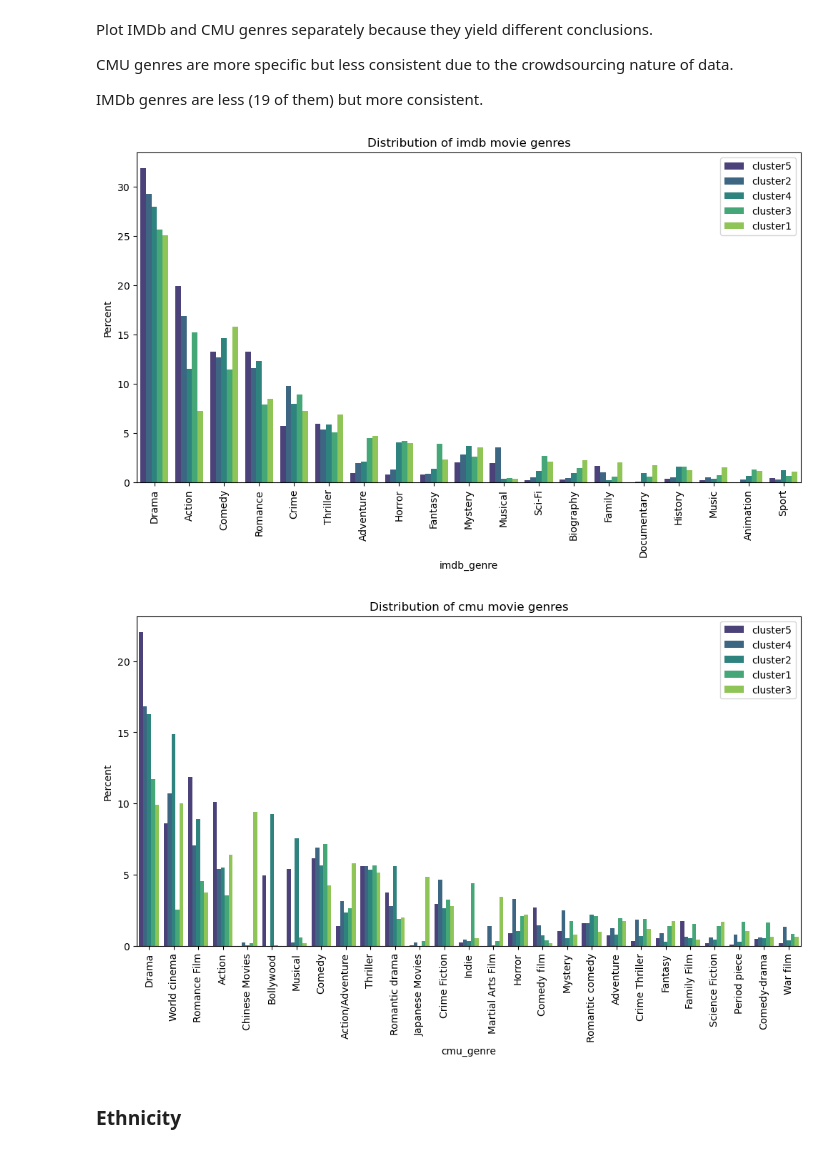
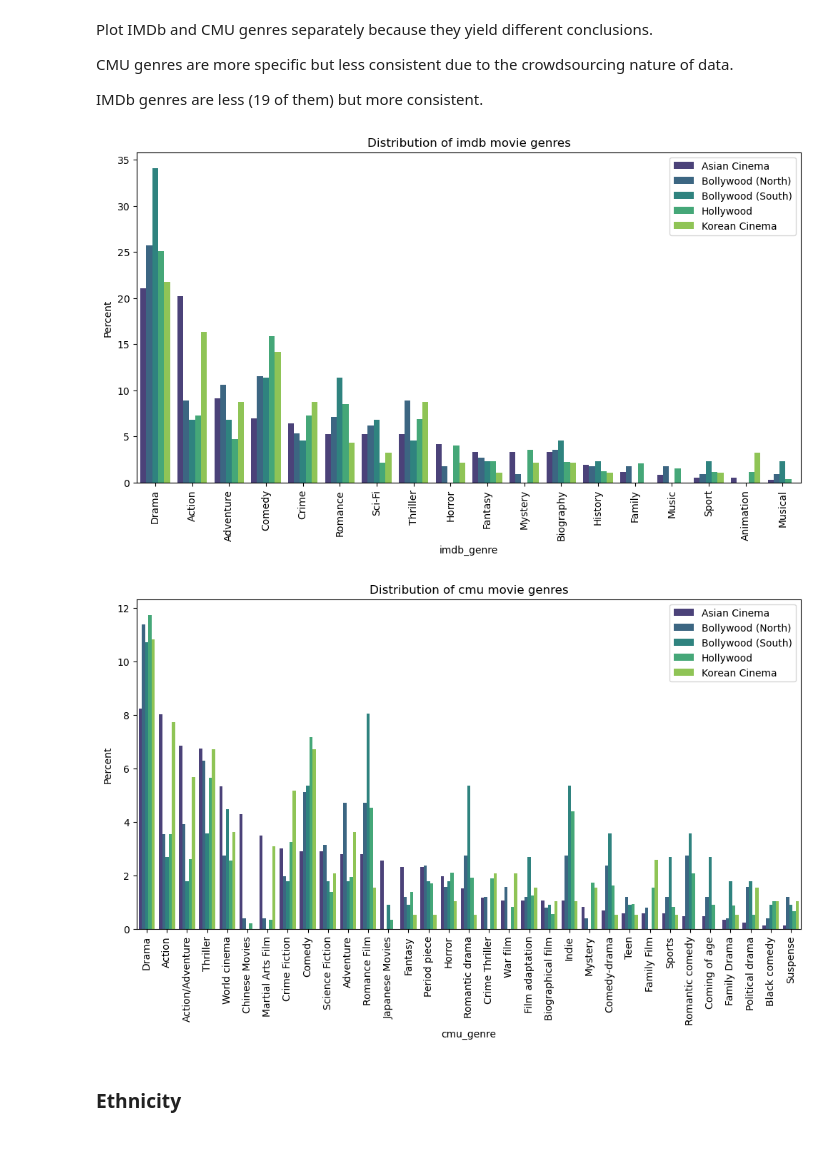
Before and after one commit to epfl-ada/ada-2022-project-tacocat, a Jupyter notebook: src/cluster.ipynb, the cells around one changed output. Saved outputs shown, nothing was run; the diff lists cells and outputs as text; code cells hidden in the pictures.

```diff
--- a/src/cluster.ipynb
+++ b/src/cluster.ipynb
@@ -9,0 +8,12 @@ RESULTS_PATH = '../results/clusters/'
+# %%
+RESULTS_PATH = '../results/clusters/'
+CLUSTER1_NAME = 'Hollywood'
+CLUSTER2_NAME = 'Bollywood (North)'
+CLUSTER3_NAME = 'Asian Cinema'
+CLUSTER4_NAME = 'Korean Cinema'
+CLUSTER5_NAME = 'Bollywood (South)'
+CLUSTERNAME_MAP = {1: CLUSTER1_NAME, 2: CLUSTER2_NAME, 3: CLUSTER3_NAME, 4: CLUSTER4_NAME, 5: CLUSTER5_NAME}
+# %%
+colors = sns.color_palette("viridis", 5)
+PALETTE = {CLUSTER3_NAME: colors[0], CLUSTER2_NAME: colors[1], CLUSTER5_NAME: colors[2], CLUSTER1_NAME: colors[3], CLUSTER4_NAME: colors[4]}
+print(colors)
@@ -125,10 +139,10 @@ titles_cluster5 = get_titles(cluster5)
 # %%
 #keep only movies that are in the cluster 1
 movies_cluster1 = movies[movies['title_id_imdb'].isin(titles_cluster1['title'])]
-movies_cluster2 = movies[movies['title_id_imdb'].isin(titles_cluster2['title'])]
-movies_cluster3 = movies[movies['title_id_imdb'].isin(titles_cluster3['title'])]
-movies_cluster4 = movies[movies['title_id_imdb'].isin(titles_cluster4['title'])]
-movies_cluster5 = movies[movies['title_id_imdb'].isin(titles_cluster5['title'])]
+movies_cluster2 = movies_cluster1[movies_cluster1['title_id_imdb'].isin(titles_cluster2['title'])]
+movies_cluster3 = movies_cluster1[movies_cluster1['title_id_imdb'].isin(titles_cluster3['title'])]
+movies_cluster4 = movies_cluster1[movies_cluster1['title_id_imdb'].isin(titles_cluster4['title'])]
+movies_cluster5 = movies_cluster1[movies_cluster1['title_id_imdb'].isin(titles_cluster5['title'])]
 # %% [markdown]
 Plot IMDb and CMU genres separately because they yield different conclusions.
 
@@ -142,18 +156,19 @@ cluster3_imdb_genres = pd.DataFrame([j for l in movies_cluster3.genres_imdb.drop
 cluster4_imdb_genres = pd.DataFrame([j for l in movies_cluster4.genres_imdb.dropna().values for j in l], columns=['imdb_genre']).value_counts(normalize=True).mul(100).rename('Percent').reset_index()
 cluster5_imdb_genres = pd.DataFrame([j for l in movies_cluster5.genres_imdb.dropna().values for j in l], columns=['imdb_genre']).value_counts(normalize=True).mul(100).rename('Percent').reset_index()
 
-cluster1_imdb_genres['Cluster'] = 'cluster1'
-cluster2_imdb_genres['Cluster'] = 'cluster2'
-cluster3_imdb_genres['Cluster'] = 'cluster3'
-cluster4_imdb_genres['Cluster'] = 'cluster4'
-cluster5_imdb_genres['Cluster'] = 'cluster5'
+cluster1_imdb_genres['Cluster'] = CLUSTER1_NAME
+cluster2_imdb_genres['Cluster'] = CLUSTER2_NAME
+cluster3_imdb_genres['Cluster'] = CLUSTER3_NAME
+cluster4_imdb_genres['Cluster'] = CLUSTER4_NAME
+cluster5_imdb_genres['Cluster'] = CLUSTER5_NAME
 
 # plot distribution values in descending order of total percentenage across both outliers and clusters
 data = pd.concat([cluster1_imdb_genres, cluster2_imdb_genres, cluster3_imdb_genres, cluster4_imdb_genres, cluster5_imdb_genres]).sort_values(by='Percent', ascending=False)
 agg = data.groupby(['imdb_genre']).sum().sort_values(by=['Percent'], ascending=False)
 agg.drop(agg[agg['Percent'] < 3].index, inplace=True)
 data = data[data['imdb_genre'].isin(agg.index)]
-sns.barplot(data=data, x='imdb_genre', y='Percent', hue='Cluster', palette='viridis')
+data.sort_values(by=['Cluster', 'Percent'], ascending=[True, False], inplace=True)
+sns.barplot(data=data, x='imdb_genre', y='Percent', hue='Cluster', palette=PALETTE)
 
 ax = plt.gca()
 handles, labels = ax.get_legend_handles_labels()
@@ -163,48 +178,49 @@ plt.legend(loc='upper right')
 ax.figure.set_size_inches(12, 6)
 
 plt.title("Distribution of imdb movie genres")
-plt.xticks(rotation=45)
+plt.xticks(rotation=90)
 
 plt.savefig(RESULTS_PATH + 'clusters_distribution_imdb_genres.png', bbox_inches='tight', dpi=500)
 
 plt.show()
 # %% [output]
-[figure, old version]
+[figure, new version]
 # %%
 cluster1_imdb_genres = pd.DataFrame([j for l in movies_cluster1.genres_cmu.dropna().values for j in l], columns=['cmu_genre']).value_counts(normalize=True).mul(100).rename('Percent').reset_index()
 cluster2_imdb_genres = pd.DataFrame([j for l in movies_cluster2.genres_cmu.dropna().values for j in l], columns=['cmu_genre']).value_counts(normalize=True).mul(100).rename('Percent').reset_index()
 cluster3_imdb_genres = pd.DataFrame([j for l in movies_cluster3.genres_cmu.dropna().values for j in l], columns=['cmu_genre']).value_counts(normalize=True).mul(100).rename('Percent').reset_index()
 cluster4_imdb_genres = pd.DataFrame([j for l in movies_cluster4.genres_cmu.dropna().values for j in l], columns=['cmu_genre']).value_counts(normalize=True).mul(100).rename('Percent').reset_index()
 cluster5_imdb_genres = pd.DataFrame([j for l in movies_cluster5.genres_cmu.dropna().values for j in l], columns=['cmu_genre']).value_counts(normalize=True).mul(100).rename('Percent').reset_index()
 
-cluster1_imdb_genres['Cluster'] = 'cluster1'
-cluster2_imdb_genres['Cluster'] = 'cluster2'
-cluster3_imdb_genres['Cluster'] = 'cluster3'
-cluster4_imdb_genres['Cluster'] = 'cluster4'
-cluster5_imdb_genres['Cluster'] = 'cluster5'
+cluster1_imdb_genres['Cluster'] = CLUSTER1_NAME
+cluster2_imdb_genres['Cluster'] = CLUSTER2_NAME
+cluster3_imdb_genres['Cluster'] = CLUSTER3_NAME
+cluster4_imdb_genres['Cluster'] = CLUSTER4_NAME
+cluster5_imdb_genres['Cluster'] = CLUSTER5_NAME
 
 # plot distribution values in descending order of total percentenage across both outliers and clusters
 data = pd.concat([cluster1_imdb_genres, cluster2_imdb_genres, cluster3_imdb_genres, cluster4_imdb_genres, cluster5_imdb_genres]).sort_values(by='Percent', ascending=False)
 agg = data.groupby(['cmu_genre']).sum().sort_values(by=['Percent'], ascending=False)
 agg.drop(agg[agg['Percent'] < 3].index, inplace=True)
 data = data[data['cmu_genre'].isin(agg.index)]
-sns.barplot(data=data, x='cmu_genre', y='Percent', hue='Cluster', palette='viridis')
+data.sort_values(by=['Cluster', 'Percent'], ascending=[True, False], inplace=True)
+sns.barplot(data=data, x='cmu_genre', y='Percent', hue='Cluster', palette=PALETTE)
 
 ax = plt.gca()
 handles, labels = ax.get_legend_handles_labels()
 ax.legend(handles=handles, labels=labels)
 plt.legend(loc='upper right')
 
 ax.figure.set_size_inches(12, 6)
 
 plt.title("Distribution of cmu movie genres")
-plt.xticks(rotation=45)
+plt.xticks(rotation=90)
 
 plt.savefig(RESULTS_PATH + 'clusters_distribution_cmu_genres.png', bbox_inches='tight', dpi=500)
 
 plt.show()
 # %% [output]
-[figure, old version]
+[figure, new version]
 # %% [markdown]
 ### Ethnicity
 # %%
```
Also changed, not shown: parts of 29 cells of this notebook, 6 other files.
